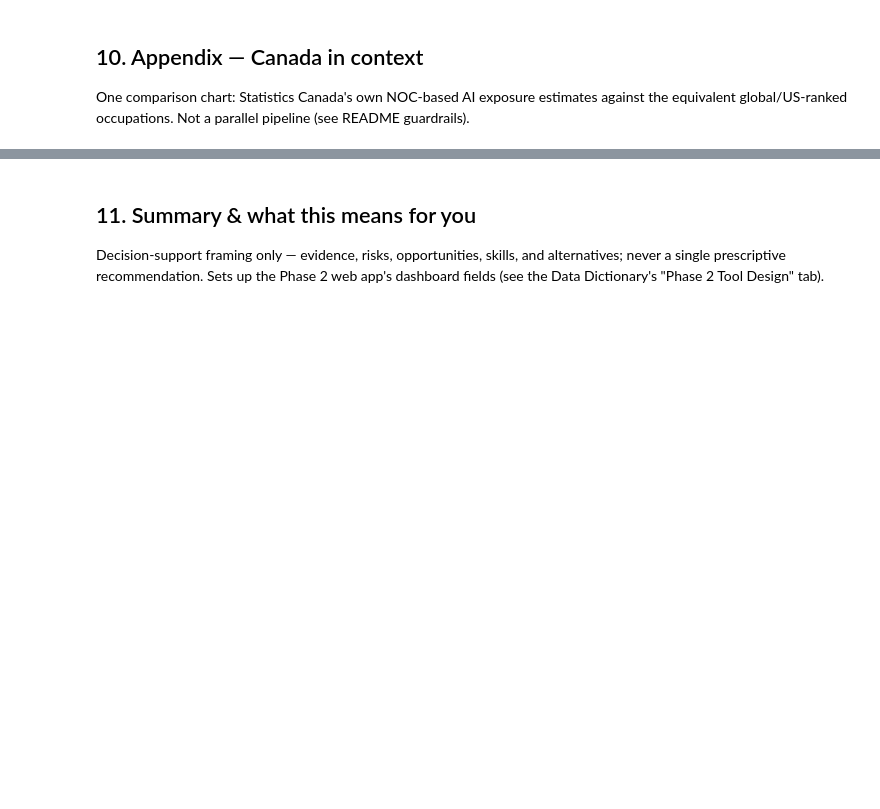
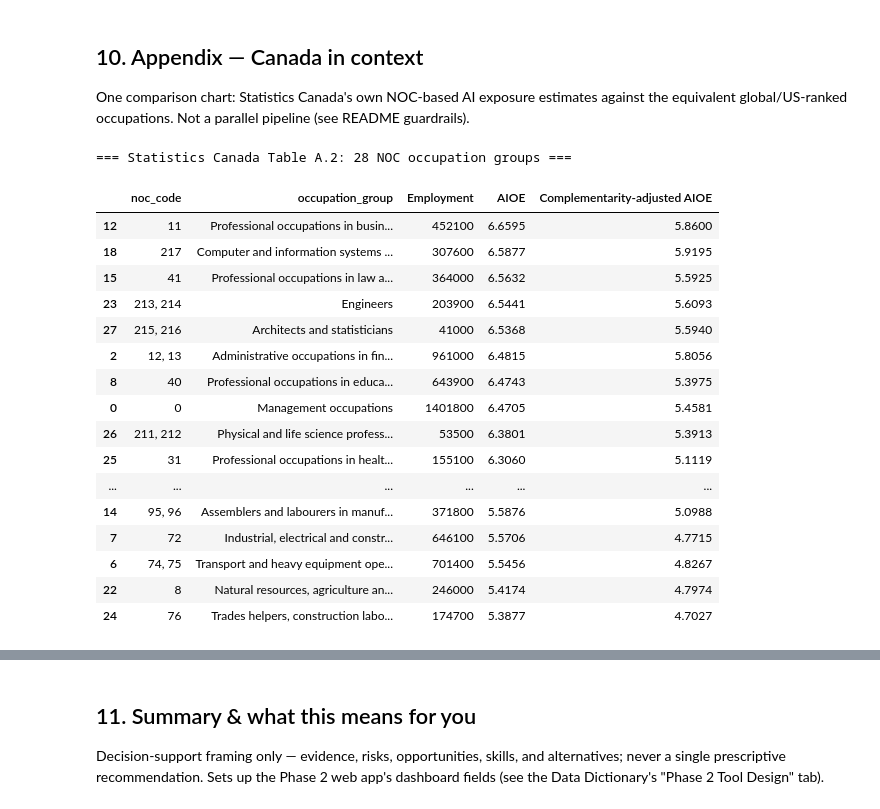
Before and after one commit to GrmaHashim/from-exposure-to-action, a Jupyter notebook: notebooks/01_exploratory_analysis.ipynb, the cells around one changed output, grey strips where cells are left out. Cells and saved outputs as stored; diff of their text form; code cells hidden in the pictures; blank space fills up the shorter version.

```diff
--- a/notebooks/01_exploratory_analysis.ipynb
+++ b/notebooks/01_exploratory_analysis.ipynb
@@ -452,3 +652,39 @@ Occupation-to-occupation skill-vector similarity to surface, for a given high-ex
 ## 10. Appendix — Canada in context
 
 One comparison chart: Statistics Canada's own NOC-based AI exposure estimates against the equivalent global/US-ranked occupations. Not a parallel pipeline (see README guardrails).
+# %%
+# Canada appendix -- Statistics Canada's own NOC-based AI exposure
+# estimates, built on the same underlying AIOE index (Felten-Raj-Seamans)
+# this project uses at the US SOC level, but aggregated by StatCan into
+# 28 broad NOC occupation groups. Loaded standalone via
+# load_statcan_noc_exposure() -- NOT joined onto `master` through a
+# NOC-to-SOC crosswalk; this is one illustrative comparison, not a
+# parallel pipeline (see README/Data-Dictionary guardrails).
+
+from analysis.build_master_dataset import load_statcan_noc_exposure
+
+statcan = load_statcan_noc_exposure()
+print(f"=== Statistics Canada Table A.2: {len(statcan)} NOC occupation groups ===")
+display(
+    statcan[["noc_code", "occupation_group", "Employment", "AIOE", "Complementarity-adjusted AIOE"]]
+    .sort_values("AIOE", ascending=False)
+)
+# %% [output]
+=== Statistics Canada Table A.2: 28 NOC occupation groups ===
+|  | noc_code | occupation_group | Employment | AIOE | Complementarity-adjusted AIOE |
+| 12 | 11 | Professional occupations in busin... | 452100 | 6.6595 | 5.8600 |
+| 18 | 217 | Computer and information systems ... | 307600 | 6.5877 | 5.9195 |
+| 15 | 41 | Professional occupations in law a... | 364000 | 6.5632 | 5.5925 |
+| 23 | 213, 214 | Engineers | 203900 | 6.5441 | 5.6093 |
+| 27 | 215, 216 | Architects and statisticians | 41000 | 6.5368 | 5.5940 |
+| 2 | 12, 13 | Administrative occupations in fin... | 961000 | 6.4815 | 5.8056 |
+| 8 | 40 | Professional occupations in educa... | 643900 | 6.4743 | 5.3975 |
+| 0 | 0 | Management occupations | 1401800 | 6.4705 | 5.4581 |
+| 26 | 211, 212 | Physical and life science profess... | 53500 | 6.3801 | 5.3913 |
+| 25 | 31 | Professional occupations in healt... | 155100 | 6.3060 | 5.1119 |
+| ... | ... | ... | ... | ... | ... |
+| 14 | 95, 96 | Assemblers and labourers in manuf... | 371800 | 5.5876 | 5.0988 |
+| 7 | 72 | Industrial, electrical and constr... | 646100 | 5.5706 | 4.7715 |
+| 6 | 74, 75 | Transport and heavy equipment ope... | 701400 | 5.5456 | 4.8267 |
+| 22 | 8 | Natural resources, agriculture an... | 246000 | 5.4174 | 4.7974 |
+| 24 | 76 | Trades helpers, construction labo... | 174700 | 5.3877 | 4.7027 |
```
Also changed, not shown: parts of 22 cells of this notebook, 2 other files.
